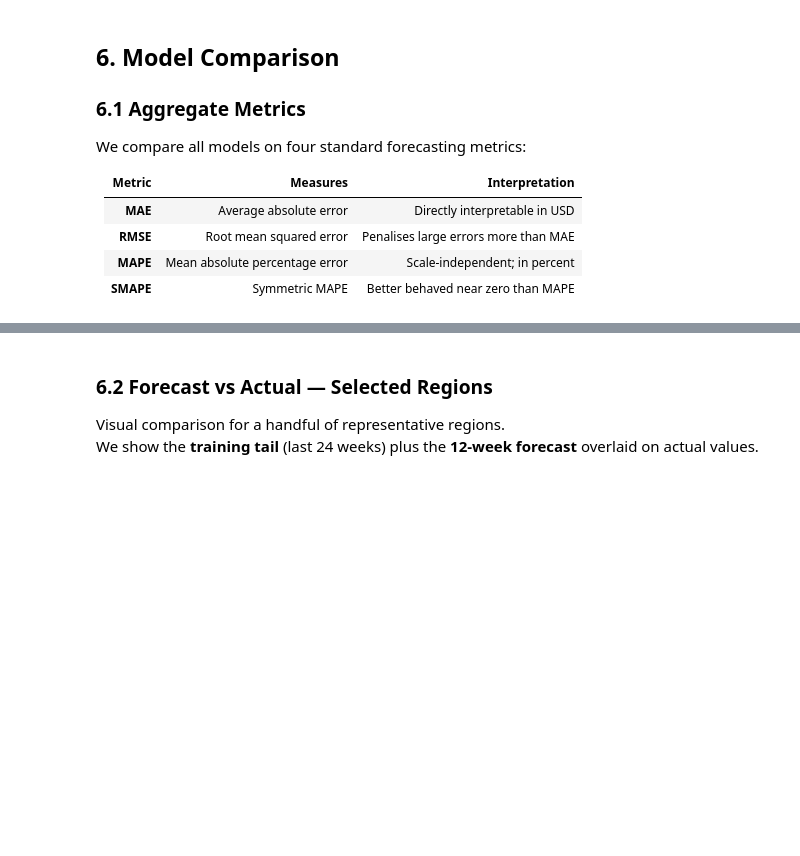
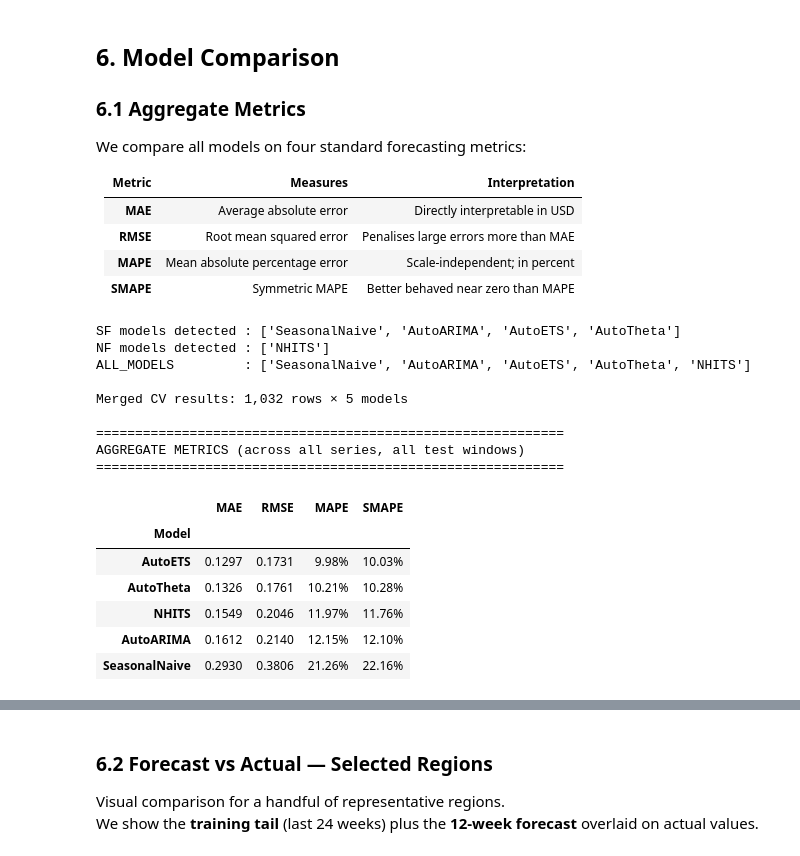
Before and after one commit to pitelet222/pricing-engine, a Jupyter notebook: notebooks/03_forecasting.ipynb, the cells around one changed output, grey strips where cells are left out. Drawn from its saved outputs; the diff is of its cells as text; code cells hidden in the pictures; blank space fills up the shorter version.

```diff
--- a/notebooks/03_forecasting.ipynb
+++ b/notebooks/03_forecasting.ipynb
@@ -420,39 +452,56 @@ def compute_metrics(y_true, y_pred):
 
 # ---- Detect model columns directly from sf_cv output ----
 # Avoids hardcoding names that may vary by statsforecast version (e.g. AutoTheta alias)
-_skip = {"unique_id", "ds", "y", "cutoff"}
+_skip = {"index", "unique_id", "ds", "y", "cutoff"}
 SF_MODELS = [c for c in sf_cv.columns if c not in _skip]
 NF_MODELS = [c for c in nf_cv.columns if c not in _skip]
 ALL_MODELS = SF_MODELS + NF_MODELS
 
 print(f"SF models detected : {SF_MODELS}")
 print(f"NF models detected : {NF_MODELS}")
 print(f"ALL_MODELS         : {ALL_MODELS}")
 
 # ---- Merge CV results ----
 all_cv = sf_cv[["unique_id", "ds", "y"] + SF_MODELS].merge(
     nf_cv[["unique_id", "ds"] + NF_MODELS],
     on=["unique_id", "ds"],
     how="inner",
 )
 print(f"\nMerged CV results: {all_cv.shape[0]:,} rows × {len(ALL_MODELS)} models")
 
 # ---- Compute aggregate metrics ----
 metrics_rows = []
 for model in ALL_MODELS:
     m = compute_metrics(all_cv["y"], all_cv[model])
     m["Model"] = model
     metrics_rows.append(m)
 
 metrics_df = pd.DataFrame(metrics_rows).set_index("Model")[["MAE", "RMSE", "MAPE", "SMAPE"]]
 metrics_df = metrics_df.sort_values("MAE")
 
 print("\n" + "="*60)
 print("AGGREGATE METRICS (across all series, all test windows)")
 print("="*60)
 display(metrics_df.style.highlight_min(axis=0, color="#d4edda")
         .format("{:.4f}", subset=["MAE", "RMSE"])
         .format("{:.2f}%", subset=["MAPE", "SMAPE"]))
+# %% [output]
+SF models detected : ['SeasonalNaive', 'AutoARIMA', 'AutoETS', 'AutoTheta']
+NF models detected : ['NHITS']
+ALL_MODELS         : ['SeasonalNaive', 'AutoARIMA', 'AutoETS', 'AutoTheta', 'NHITS']
+
+Merged CV results: 1,032 rows × 5 models
+
+============================================================
+AGGREGATE METRICS (across all series, all test windows)
+============================================================
+|  | MAE | RMSE | MAPE | SMAPE |
+| Model |  |  |  |  |
+| AutoETS | 0.1297 | 0.1731 | 9.98% | 10.03% |
+| AutoTheta | 0.1326 | 0.1761 | 10.21% | 10.28% |
+| NHITS | 0.1549 | 0.2046 | 11.97% | 11.76% |
+| AutoARIMA | 0.1612 | 0.2140 | 12.15% | 12.10% |
+| SeasonalNaive | 0.2930 | 0.3806 | 21.26% | 22.16% |
 # %%
 # Bar chart of MAE and MAPE
 fig, axes = plt.subplots(1, 2, figsize=(14, 5))
```
Also changed, not shown: parts of 12 cells of this notebook.
